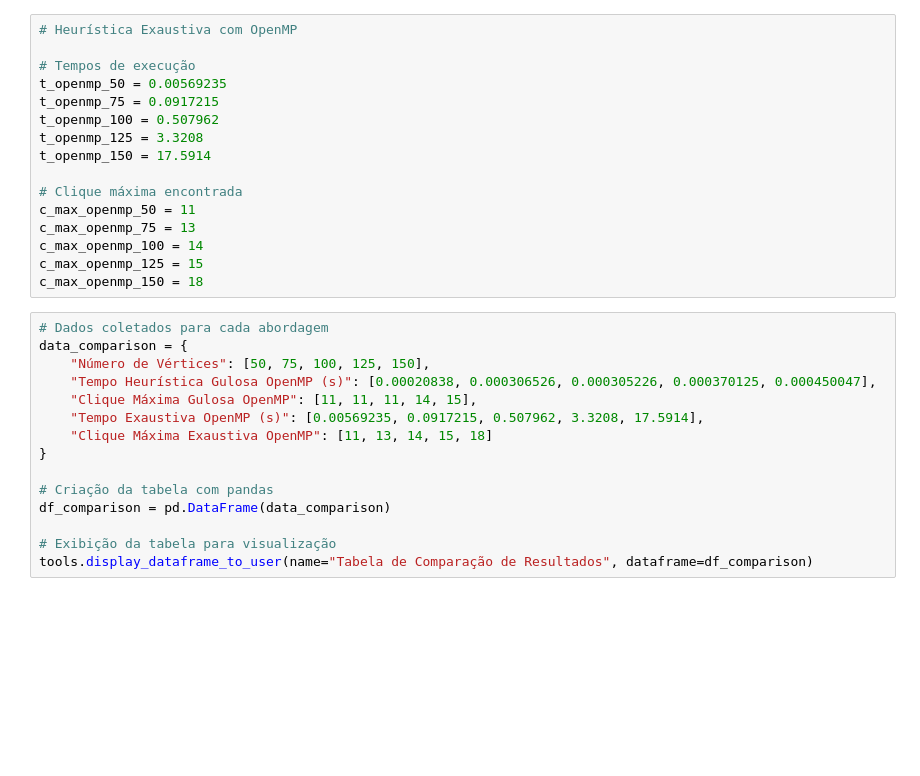
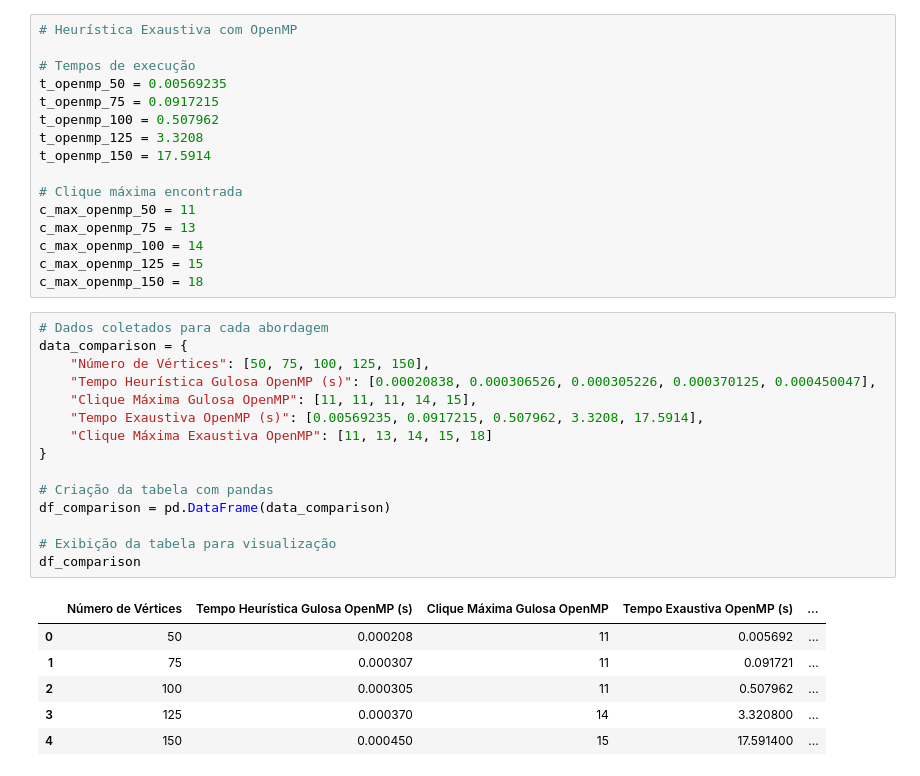
Before and after one commit to LucaMizrahi/SuperComp, a Jupyter notebook: projeto/projeto_LucaMizrahi.ipynb, the cells around one changed output. Cells and saved outputs as stored; diff of their text form; blank space fills up the shorter version.

```diff
--- a/projeto/projeto_LucaMizrahi.ipynb
+++ b/projeto/projeto_LucaMizrahi.ipynb
@@ -772,15 +770,22 @@ c_max_openmp_150 = 18
 # %%
 # Dados coletados para cada abordagem
 data_comparison = {
     "Número de Vértices": [50, 75, 100, 125, 150],
     "Tempo Heurística Gulosa OpenMP (s)": [0.00020838, 0.000306526, 0.000305226, 0.000370125, 0.000450047],
     "Clique Máxima Gulosa OpenMP": [11, 11, 11, 14, 15],
     "Tempo Exaustiva OpenMP (s)": [0.00569235, 0.0917215, 0.507962, 3.3208, 17.5914],
     "Clique Máxima Exaustiva OpenMP": [11, 13, 14, 15, 18]
 }
 
 # Criação da tabela com pandas
 df_comparison = pd.DataFrame(data_comparison)
 
 # Exibição da tabela para visualização
-tools.display_dataframe_to_user(name="Tabela de Comparação de Resultados", dataframe=df_comparison)
+df_comparison
+# %% [output]
+|  | Número de Vértices | Tempo Heurística Gulosa OpenMP (s) | Clique Máxima Gulosa OpenMP | Tempo Exaustiva OpenMP (s) | ... |
+| 0 | 50 | 0.000208 | 11 | 0.005692 | ... |
+| 1 | 75 | 0.000307 | 11 | 0.091721 | ... |
+| 2 | 100 | 0.000305 | 11 | 0.507962 | ... |
+| 3 | 125 | 0.000370 | 14 | 3.320800 | ... |
+| 4 | 150 | 0.000450 | 15 | 17.591400 | ... |
```
Also changed, not shown: parts of 4 cells of this notebook.
